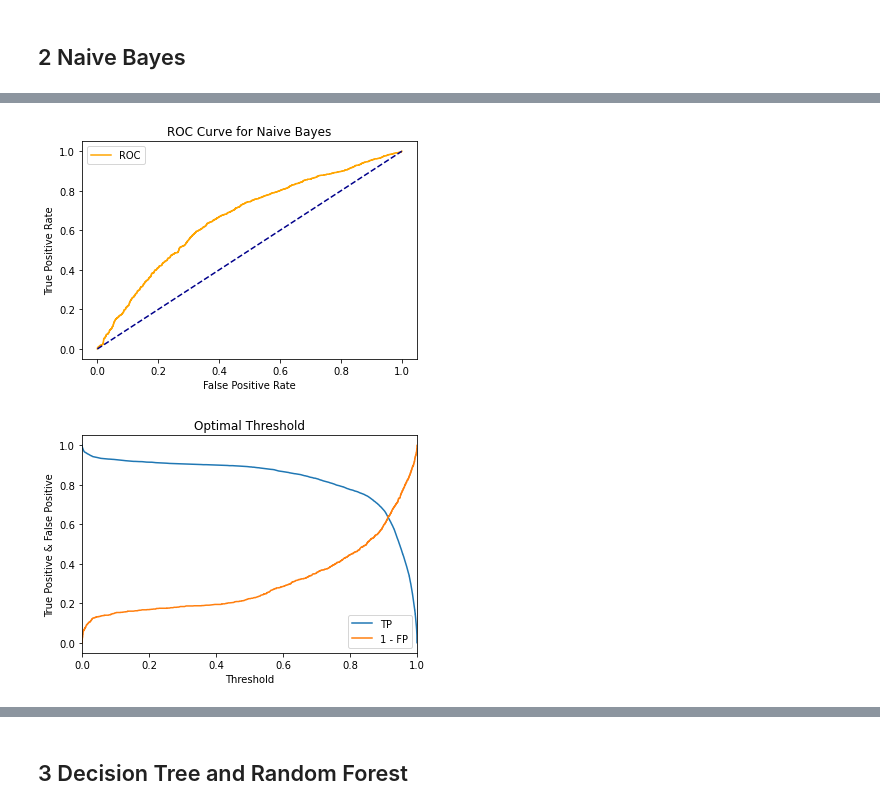
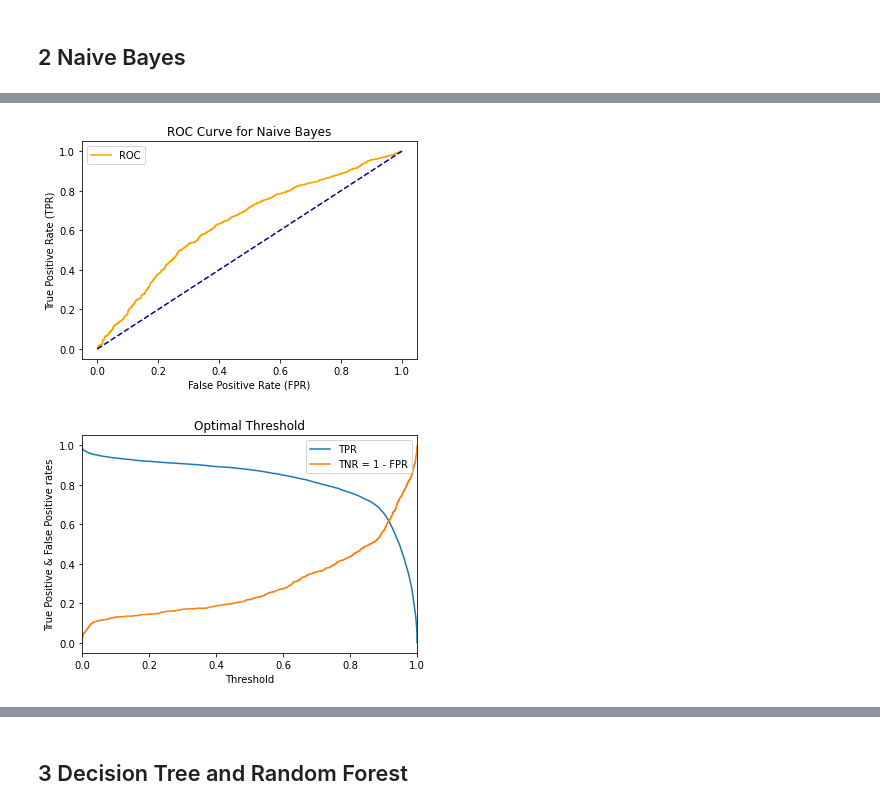
Before and after one commit to LenkaRo/predicting_loan_defaults, a Jupyter notebook: predicting_loan_defaults.ipynb, the cells around one changed output, grey strips where cells are left out. Cells and saved outputs as stored; diff of their text form; code cells hidden in the pictures.

```diff
--- a/predicting_loan_defaults.ipynb
+++ b/predicting_loan_defaults.ipynb
@@ -1110,24 +1138,24 @@ fpr, tpr, thresholds = roc_curve(y_test, NB_pipe.predict_proba(X_test)[:, 1])
 # visualize ROC
 plt.plot(fpr, tpr, color='orange', label='ROC')
 plt.plot([0, 1], [0, 1], color='darkblue', linestyle='--')
-plt.xlabel('False Positive Rate')
-plt.ylabel('True Positive Rate')
+plt.xlabel('False Positive Rate (FPR)')
+plt.ylabel('True Positive Rate (TPR)')
 plt.title('ROC Curve for Naive Bayes') # Receiver Operating Characteristic
 plt.legend()
 plt.show()
 # %% [output]
-[figure, old version]
+[figure, new version]
 # %%
 # visualize intercept to find optimal threshold (where the two graphs meet)
-plt.plot(thresholds, tpr, label="TP")
-plt.plot(thresholds, 1 - fpr, label="1 - FP")
+plt.plot(thresholds, tpr, label="TPR")
+plt.plot(thresholds, 1 - fpr, label="TNR = 1 - FPR")
 plt.legend()
 plt.xlabel('Threshold')
-plt.ylabel('True Positive & False Positive')
+plt.ylabel('True Positive & False Positive rates')
 plt.title("Optimal Threshold")
 plt.xlim(0,1);
 # %% [output]
-[figure, old version]
+[figure, new version]
 # %%
 # calculate optimal threshold for the model
 function = tpr + (1 - fpr)
```
Also changed, not shown: parts of 48 cells of this notebook, 1 other file.
